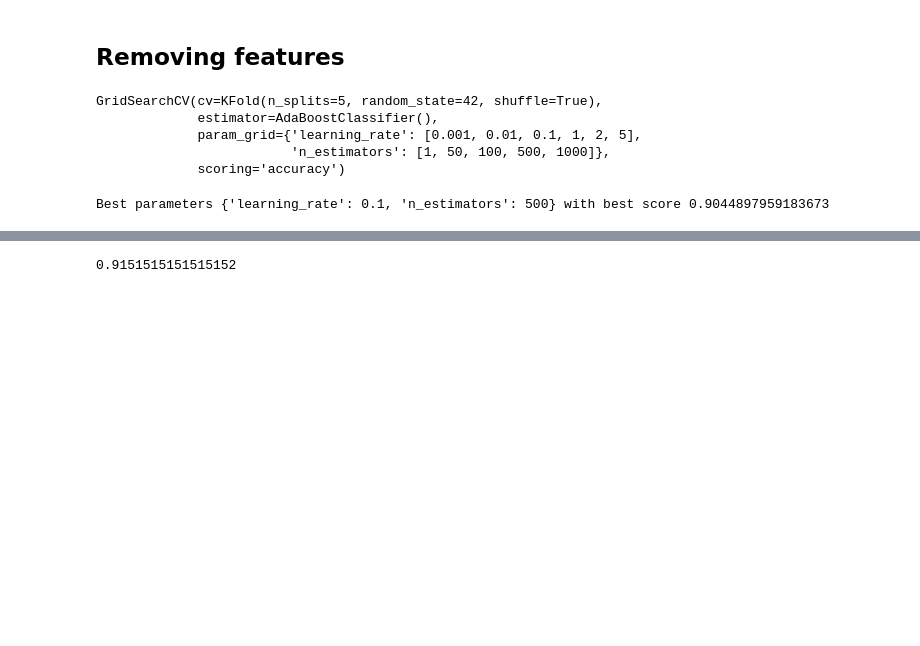
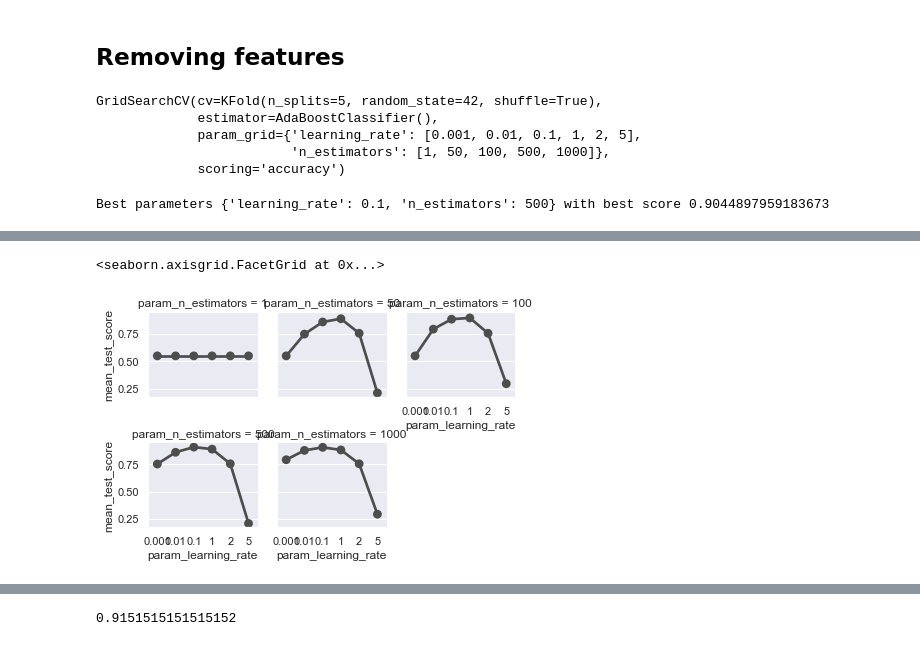
Before and after one commit to Thanujan-Puvikaran/Projet_data_a4, a Jupyter notebook: Projet/Models/AdaBoost.ipynb, the cells around one changed output, grey strips where cells are left out. Drawn from its saved outputs; the diff is of its cells as text; code cells hidden in the pictures; blank space fills up the shorter version.

```diff
--- a/Projet/Models/AdaBoost.ipynb
+++ b/Projet/Models/AdaBoost.ipynb
@@ -146,3 +149,6 @@ print("Best parameters {} with best score {} ".format(AdaBoost_Grid.best_params_
 AdaBoost_Grid.best_score_))
 # %% [output]
 Best parameters {'learning_rate': 0.1, 'n_estimators': 500} with best score 0.9044897959183673
+# %%
+results = pd.DataFrame(AdaBoost_Grid.cv_results_)
+results.head()
@@ -148,0 +162,8 @@ Best parameters {'learning_rate': 0.1, 'n_estimators': 500} with best score 0.90
+# %%
+#Comparing scores by alpha and gamma penalty
+sns.set()
+g = sns.FacetGrid(results, col="param_n_estimators", col_wrap=3, height=2)
+g.map(sns.pointplot, "param_learning_rate", "mean_test_score", order=[0.001,0.01,0.1,1, 2, 5], color=".3", ci=None)
+# %% [output]
+<seaborn.axisgrid.FacetGrid at 0x...>
+[figure, added]
```
Also changed, not shown: parts of 8 cells of this notebook.
